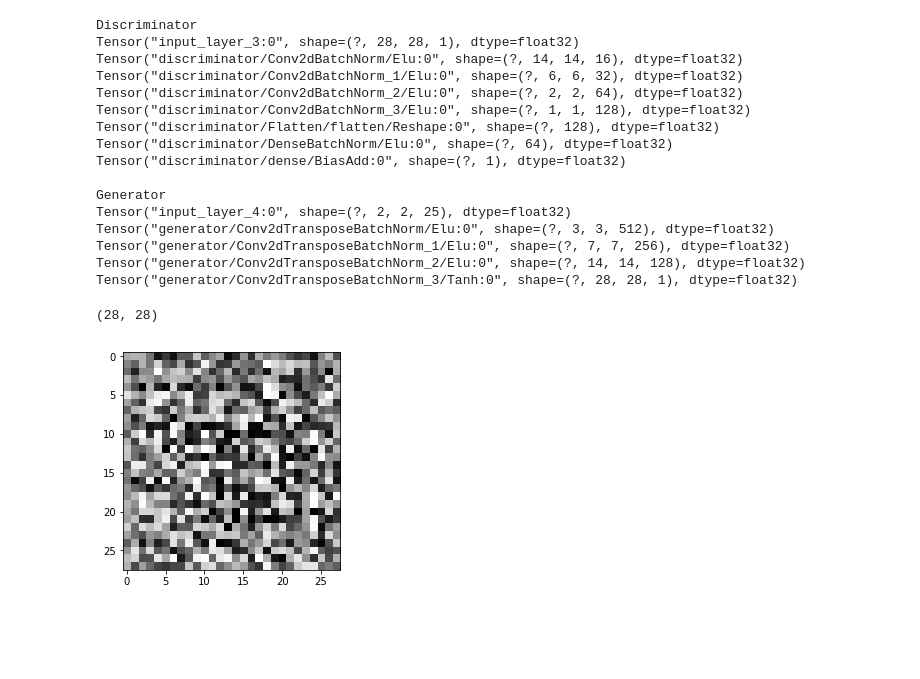
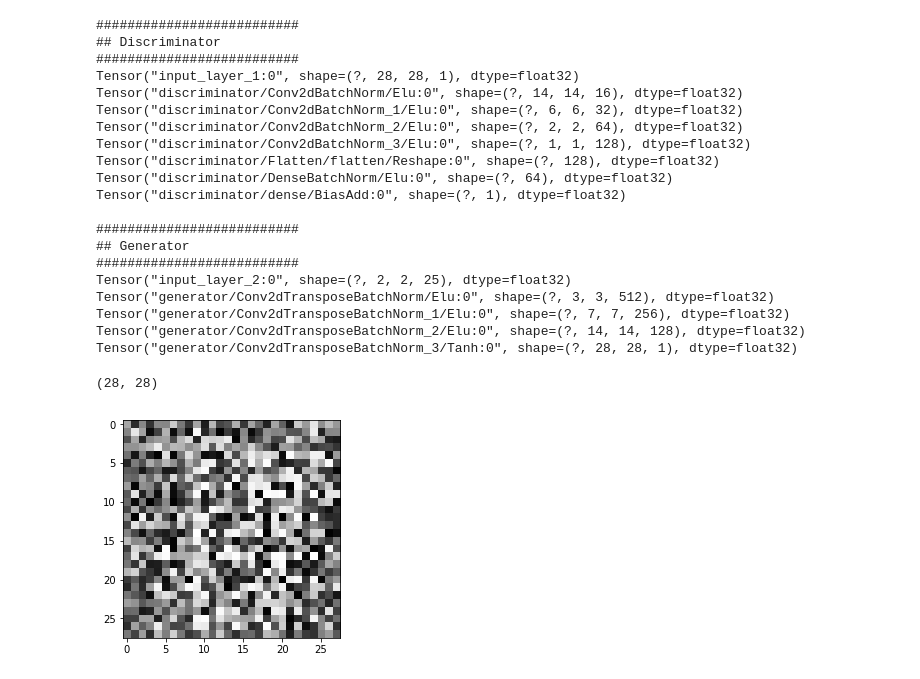
Before and after one commit to cgarciae/mnist-gan, a Jupyter notebook: MNIST-GAN.ipynb, the cells around one changed output. Drawn from its saved outputs; the diff is of its cells as text; code cells hidden in the pictures; blank space fills up the shorter version.

```diff
--- a/MNIST-GAN.ipynb
+++ b/MNIST-GAN.ipynb
@@ -6,8 +6,6 @@ import tensorflow as tf
 import numpy as np
 from matplotlib import pyplot as plt
 import cytoolz as cz
-
-sess = tf.InteractiveSession()
 # %%
 dataset = data("mnist").get()
 
@@ -59,6 +64,7 @@ class Generator(snt.AbstractModule):
 
         return net
 # %%
+
 inputs = dict(
     image = tf.layers.Input(shape=(28, 28, 1)),
     embedding = tf.layers.Input(shape=(2, 2, 25)),
@@ -68,15 +74,14 @@ inputs = dict(
 D = Discriminator(name = "discriminator")
 G = Generator(name = "generator")
 
-print("Discriminator")
-
 d = D(inputs)
 print("")
-print("Generator")
 g = G(inputs)
 # %% [output]
-Discriminator
-Tensor("input_layer_3:0", shape=(?, 28, 28, 1), dtype=float32)
+##########################
+## Discriminator
+##########################
+Tensor("input_layer_1:0", shape=(?, 28, 28, 1), dtype=float32)
 Tensor("discriminator/Conv2dBatchNorm/Elu:0", shape=(?, 14, 14, 16), dtype=float32)
 Tensor("discriminator/Conv2dBatchNorm_1/Elu:0", shape=(?, 6, 6, 32), dtype=float32)
 Tensor("discriminator/Conv2dBatchNorm_2/Elu:0", shape=(?, 2, 2, 64), dtype=float32)
@@ -85,25 +90,29 @@ Tensor("discriminator/Flatten/flatten/Reshape:0", shape=(?, 128), dtype=float32)
 Tensor("discriminator/DenseBatchNorm/Elu:0", shape=(?, 64), dtype=float32)
 Tensor("discriminator/dense/BiasAdd:0", shape=(?, 1), dtype=float32)
 
-Generator
-Tensor("input_layer_4:0", shape=(?, 2, 2, 25), dtype=float32)
+##########################
+## Generator
+##########################
+Tensor("input_layer_2:0", shape=(?, 2, 2, 25), dtype=float32)
 Tensor("generator/Conv2dTransposeBatchNorm/Elu:0", shape=(?, 3, 3, 512), dtype=float32)
 Tensor("generator/Conv2dTransposeBatchNorm_1/Elu:0", shape=(?, 7, 7, 256), dtype=float32)
 Tensor("generator/Conv2dTransposeBatchNorm_2/Elu:0", shape=(?, 14, 14, 128), dtype=float32)
 Tensor("generator/Conv2dTransposeBatchNorm_3/Tanh:0", shape=(?, 28, 28, 1), dtype=float32)
 # %%
-sample = np.random.uniform(size=(1, 2, 2, 25))
-embedding = inputs["embedding"]
+with tf.Session() as sess:
 
-sess.run(tf.global_variables_initializer())
+    sample = np.random.uniform(size=(1, 2, 2, 25))
+    embedding = inputs["embedding"]
 
-img = sess.run(g, feed_dict={embedding: sample})
+    sess.run(tf.global_variables_initializer())
 
-img = np.squeeze(img * 255).astype(np.uint8)
+    img = sess.run(g, feed_dict={embedding: sample})
 
-print(img.shape)
-plt.imshow(img, cmap="gray")
-plt.show()
+    img = np.squeeze(img * 255).astype(np.uint8)
+
+    print(img.shape)
+    plt.imshow(img, cmap="gray")
+    plt.show()
 # %% [output]
 (28, 28)
-[figure, old version]
+[figure, new version]
```
Also changed, not shown: parts of 10 cells of this notebook.
